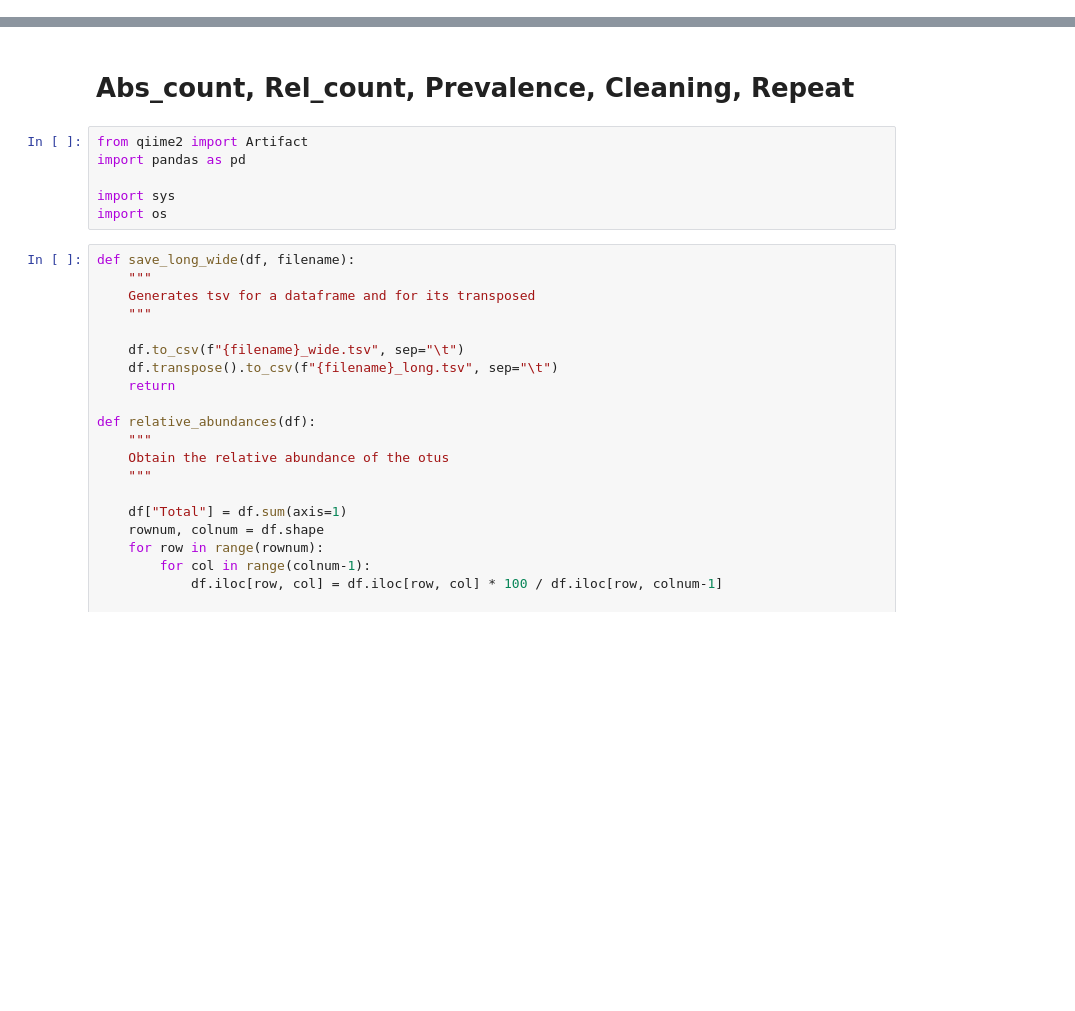
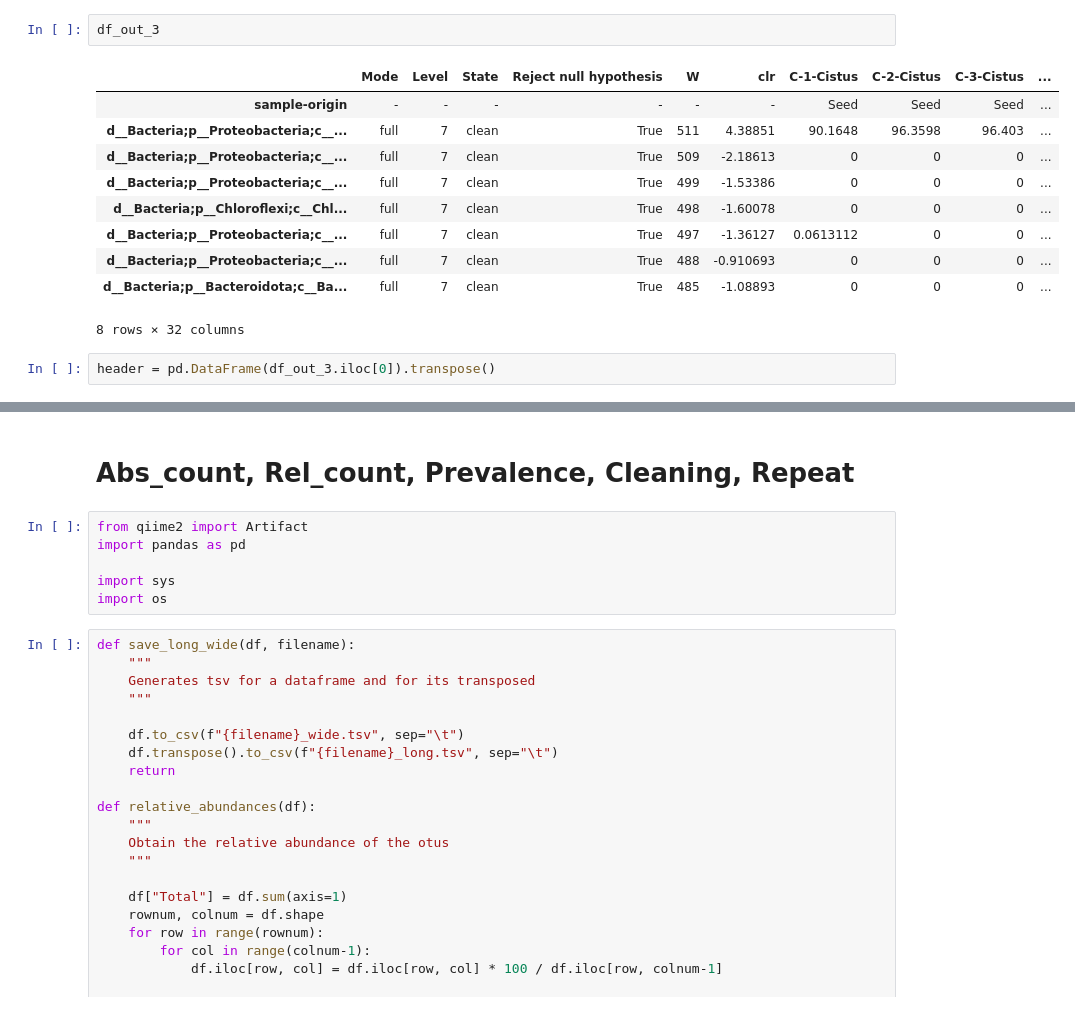
Before and after one commit to GuilleGorines/Notebooks, a Jupyter notebook: Qiime2_api_testing/Qiime2_API_testing.ipynb, the cells around one changed output, grey strips where cells are left out. Saved outputs shown, nothing was run; the diff lists cells and outputs as text; blank space fills up the shorter version.

```diff
--- a/Qiime2_api_testing/Qiime2_API_testing.ipynb
+++ b/Qiime2_api_testing/Qiime2_API_testing.ipynb
@@ -122,0 +184,15 @@ sig_tax_abundances
+# %%
+df_out_3
+# %% [output]
+|  | Mode | Level | State | Reject null hypothesis | W | clr | C-1-Cistus | C-2-Cistus | C-3-Cistus | ... |
+| sample-origin | - | - | - | - | - | - | Seed | Seed | Seed | ... |
+| d__Bacteria;p__Proteobacteria;c__... | full | 7 | clean | True | 511 | 4.38851 | 90.1648 | 96.3598 | 96.403 | ... |
+| d__Bacteria;p__Proteobacteria;c__... | full | 7 | clean | True | 509 | -2.18613 | 0 | 0 | 0 | ... |
+| d__Bacteria;p__Proteobacteria;c__... | full | 7 | clean | True | 499 | -1.53386 | 0 | 0 | 0 | ... |
+| d__Bacteria;p__Chloroflexi;c__Chl... | full | 7 | clean | True | 498 | -1.60078 | 0 | 0 | 0 | ... |
+| d__Bacteria;p__Proteobacteria;c__... | full | 7 | clean | True | 497 | -1.36127 | 0.0613112 | 0 | 0 | ... |
+| d__Bacteria;p__Proteobacteria;c__... | full | 7 | clean | True | 488 | -0.910693 | 0 | 0 | 0 | ... |
+| d__Bacteria;p__Bacteroidota;c__Ba... | full | 7 | clean | True | 485 | -1.08893 | 0 | 0 | 0 | ... |
+8 rows × 32 columns
+# %%
+header = pd.DataFrame(df_out_3.iloc[0]).transpose()
```
Also changed, not shown: parts of 12 cells of this notebook, 34 other files.
